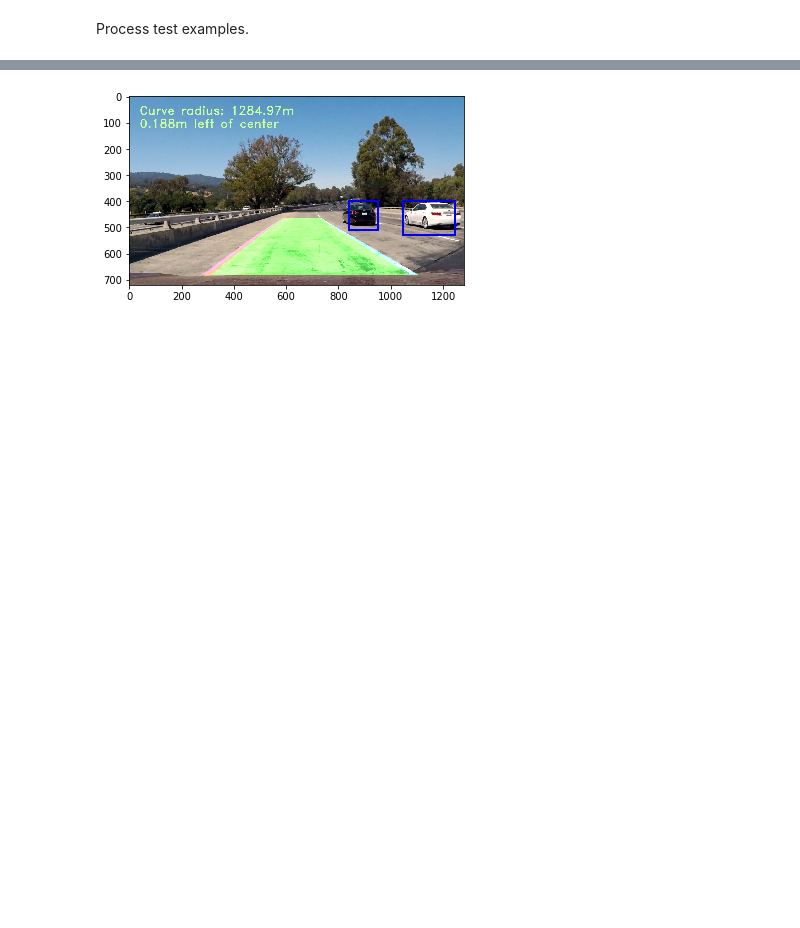
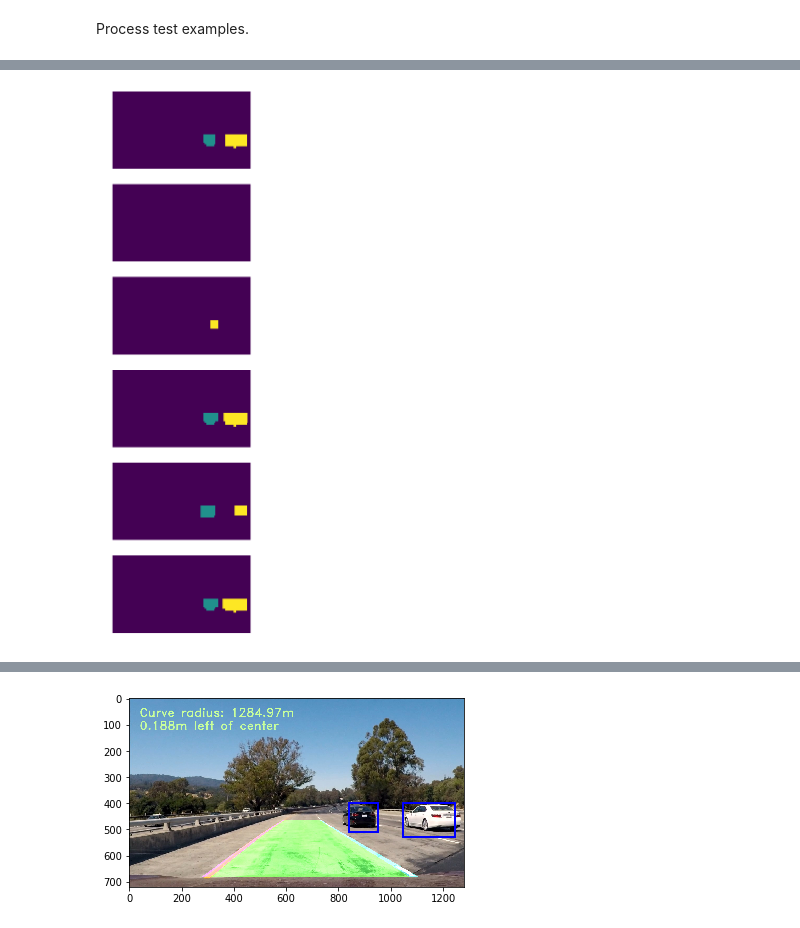
Before and after one commit to zezhou/CarND-Vehicle-Detection, a Jupyter notebook: p5.ipynb, the cells around one changed output, grey strips where cells are left out. Saved outputs shown, nothing was run; the diff lists cells and outputs as text; code cells hidden in the pictures; blank space fills up the shorter version.

```diff
--- a/p5.ipynb
+++ b/p5.ipynb
@@ -675,0 +705,13 @@ Process test examples.
+# %%
+fig, axs = plt.subplots(len(test_images),1, figsize=(20, 20))
+fig.subplots_adjust(hspace = .2, wspace=.001)
+axs = axs.ravel()
+
+for i, image_file in enumerate(test_images):
+    image = mpimg.imread(image_file)
+    #image = cv2.imread(image_file)
+    labels = pipeline(image, classifier, X_scaler, img_type = 'jpg',  is_return_label_heatmap = True)
+    axs[i].axis('off')
+    axs[i].imshow(labels[0])
+# %% [output]
+[figure, added]
```
Also changed, not shown: parts of 4 cells of this notebook, 19 other files.
